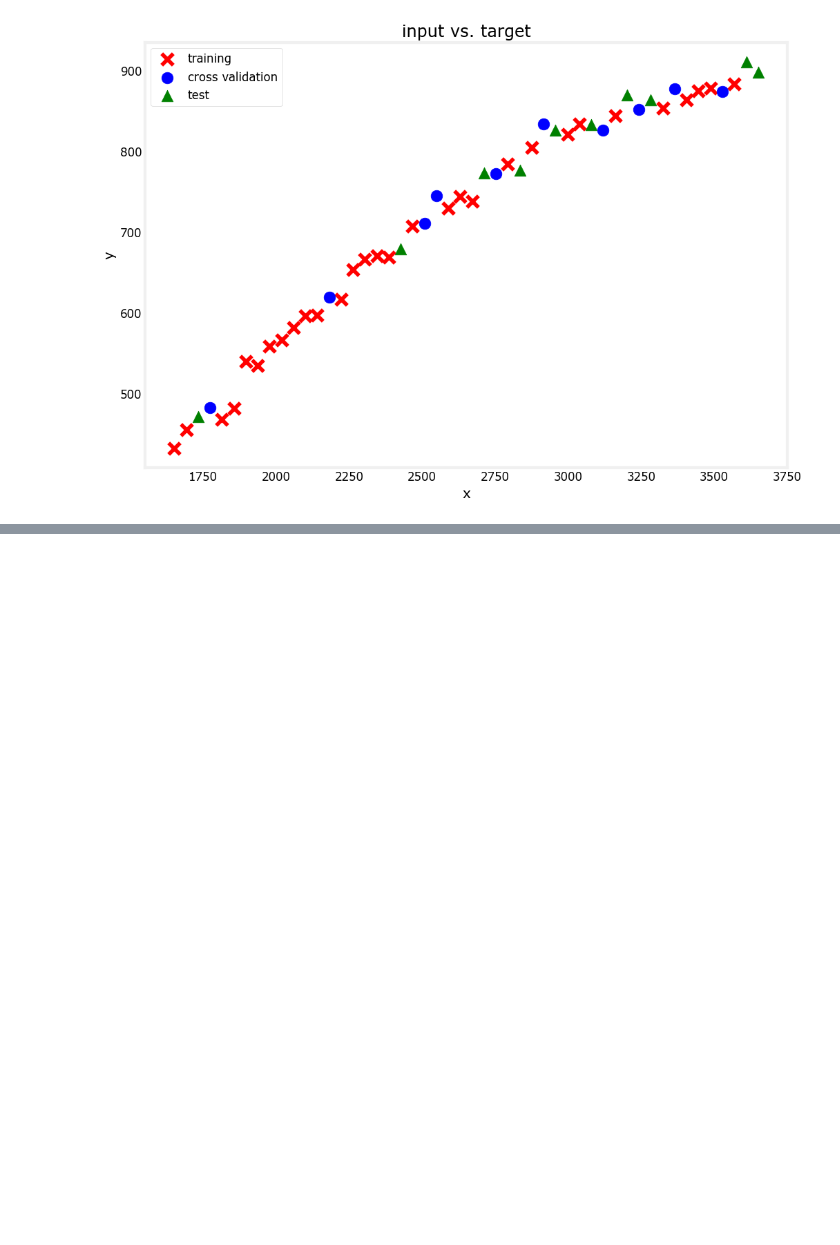
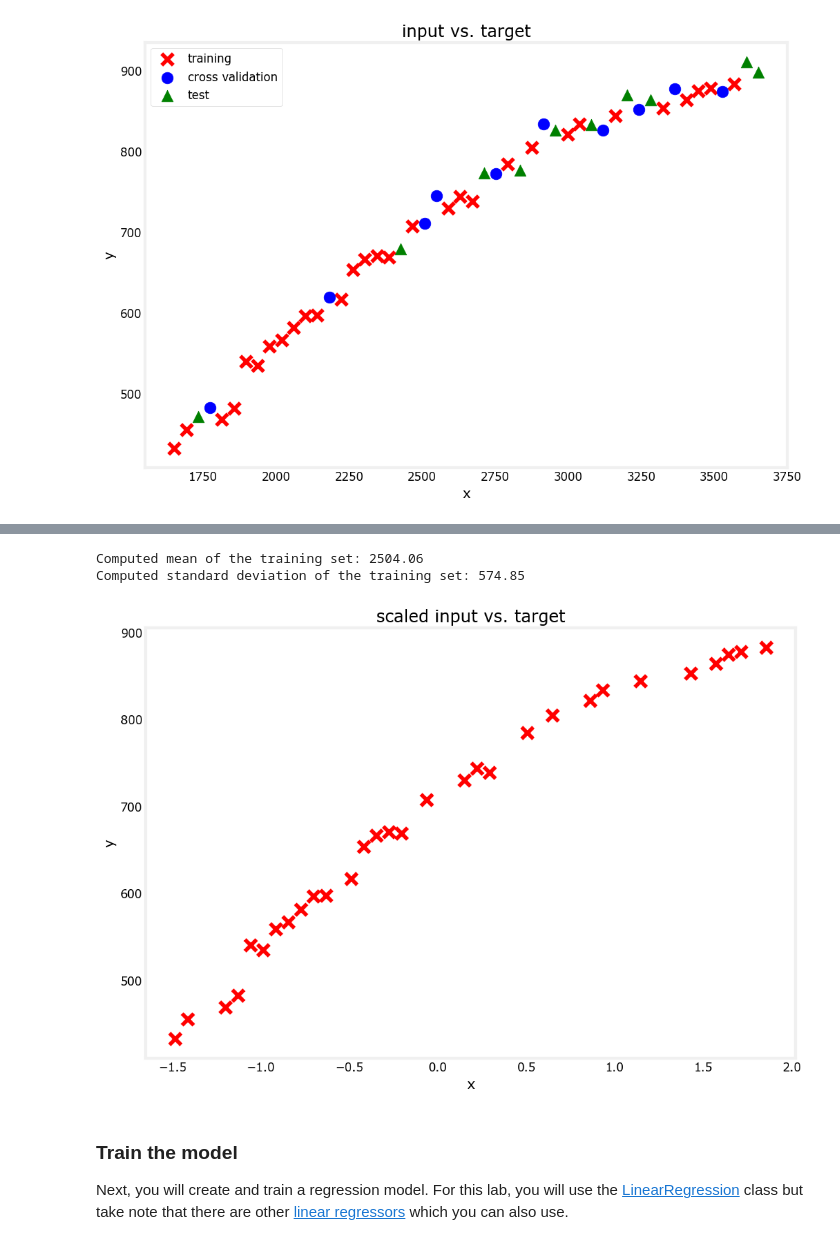
Before and after one commit to OoFa99/Machine-Learning-Specialization, a Jupyter notebook: C2_Advanced Learning Algorithms/Week3/C2_W3_Lab01_Model_Evaluation_and_Selection.ipynb, the cells around one changed output, grey strips where cells are left out. Cells and saved outputs as stored; diff of their text form; code cells hidden in the pictures; blank space fills up the shorter version.

```diff
--- a/C2_Advanced Learning Algorithms/Week3/C2_W3_Lab01_Model_Evaluation_and_Selection.ipynb
+++ b/C2_Advanced Learning Algorithms/Week3/C2_W3_Lab01_Model_Evaluation_and_Selection.ipynb
@@ -100,0 +115,20 @@ utils.plot_train_cv_test(x_train, y_train, x_cv, y_cv, x_test, y_test, title="in
+# %%
+# Initialize the class
+scaler_linear = StandardScaler()
+
+# Compute the mean and standard deviation of the training set then transform it
+X_train_scaled = scaler_linear.fit_transform(x_train)
+
+print(f"Computed mean of the training set: {scaler_linear.mean_.squeeze():.2f}")
+print(f"Computed standard deviation of the training set: {scaler_linear.scale_.squeeze():.2f}")
+
+# Plot the results
+utils.plot_dataset(x=X_train_scaled, y=y_train, title="scaled input vs. target")
+# %% [output]
+Computed mean of the training set: 2504.06
+Computed standard deviation of the training set: 574.85
+[figure, added]
+# %% [markdown]
+### Train the model
+
+Next, you will create and train a regression model. For this lab, you will use the [LinearRegression](https://scikit-learn.org/stable/modules/generated/sklearn.linear_model.LinearRegression.html) class but take note that there are other [linear regressors](https://scikit-learn.org/stable/modules/classes.html#classical-linear-regressors) which you can also use.
```
Also changed, not shown: parts of 3 cells of this notebook.
